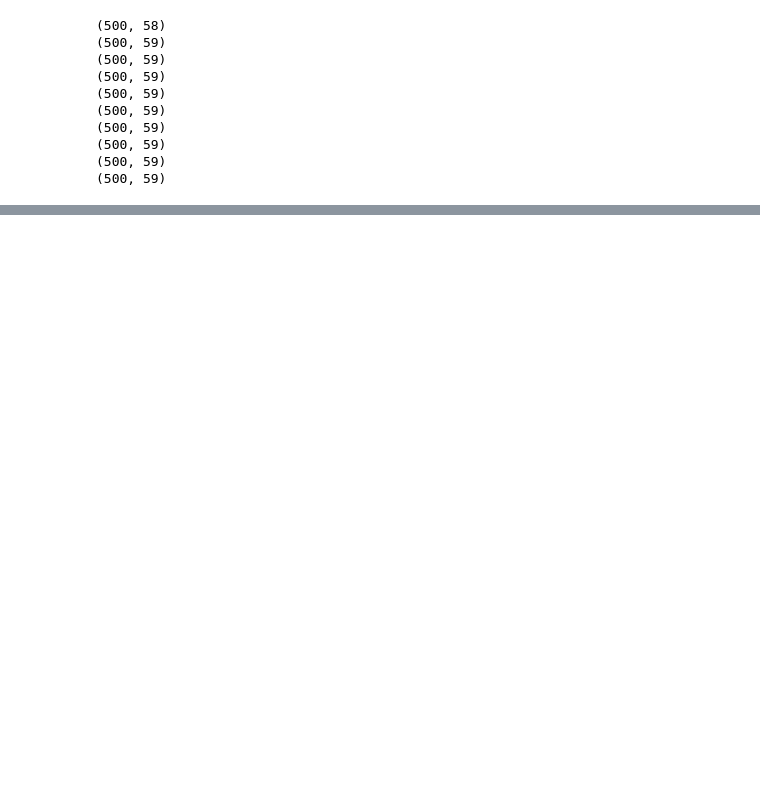
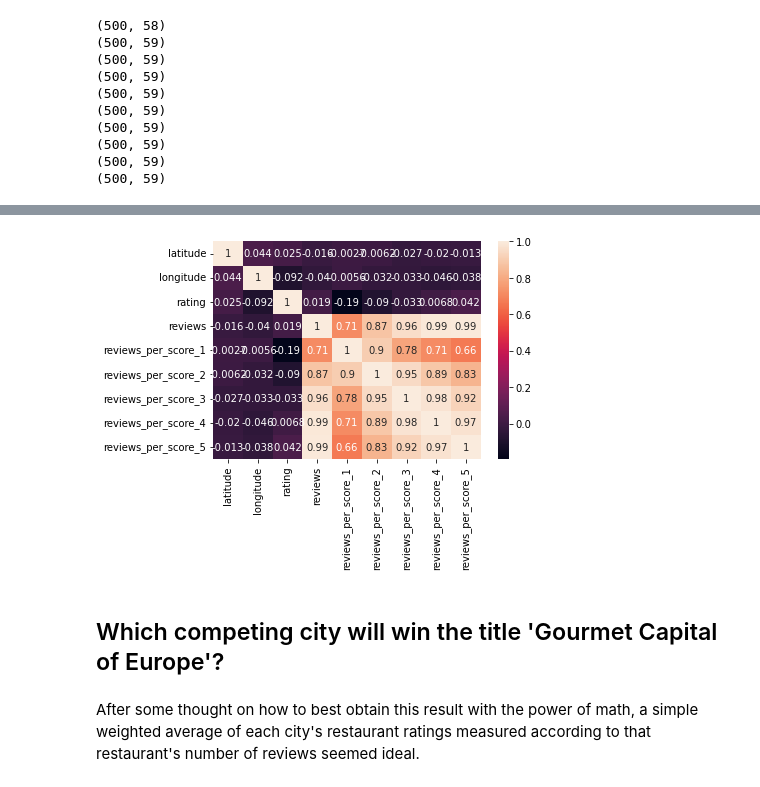
Before and after one commit to NicolasVollmer/My_Ironhack_Mid-Bootcamp_Project, a Jupyter notebook: Nicolas' Mid-Bootcamp Project | A Gastro-Scene Showdown!.ipynb, the cells around one changed output, grey strips where cells are left out. Cells and saved outputs as stored; diff of their text form; code cells hidden in the pictures; blank space fills up the shorter version.

Commit message:
savepoint

```diff
--- a/Nicolas' Mid-Bootcamp Project | A Gastro-Scene Showdown!.ipynb
+++ b/Nicolas' Mid-Bootcamp Project | A Gastro-Scene Showdown!.ipynb
@@ -202,0 +424,3 @@ My column headers are already in the proper format, no need to edit those. The d
+# %%
+# Savepoint: re-import cleaned DF in case I need to start over
+cities = pd.read_csv('All_Cities.csv')
@@ -202,0 +439,6 @@ My column headers are already in the proper format, no need to edit those. The d
+# %%
+pricing = cities.filter(['name','city','country','latitude','longitude','rating','range'],axis=1)
+cities=cities.drop(['range'],axis=1)
+print(pricing.shape)
+display(pricing.head(2))
+cities.head(2)
@@ -202,0 +476,10 @@ My column headers are already in the proper format, no need to edit those. The d
+# %%
+correlations_matrix = cities.corr()
+sns.heatmap(correlations_matrix, annot=True)
+plt.show()
+# %% [output]
+[figure, added]
+# %% [markdown]
+## Which competing city will win the title 'Gourmet Capital of Europe'?
+# %% [markdown]
+After some thought on how to best obtain this result with the power of math, a simple weighted average of each city's restaurant ratings measured according to that restaurant's number of reviews seemed ideal.
```
Also changed, not shown: parts of 54 cells of this notebook, 2 other files.
